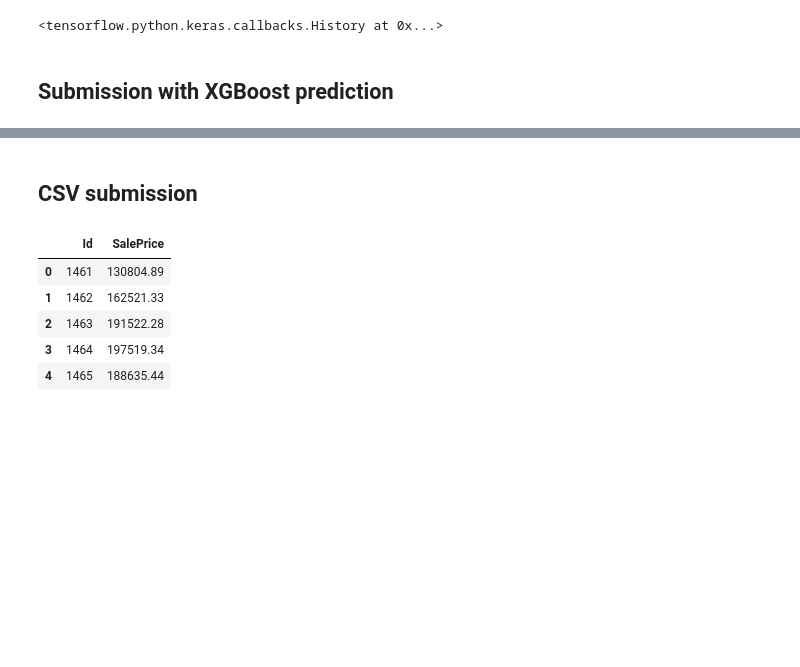
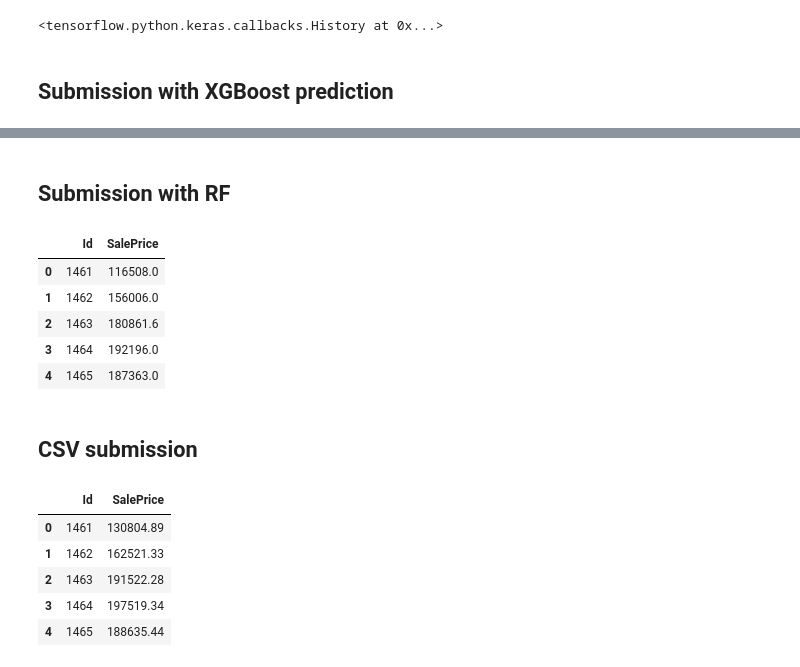
Before and after one commit to vgraff2019/house_price_regression, a Jupyter notebook: house_price_data_regression.ipynb, the cells around one changed output, grey strips where cells are left out. Cells and saved outputs as stored; diff of their text form; code cells hidden in the pictures; blank space fills up the shorter version.

```diff
--- a/house_price_data_regression.ipynb
+++ b/house_price_data_regression.ipynb
@@ -364,3 +625,24 @@ submission.head()
+# %% [markdown]
+## Submission with RF
+# %%
+RFModel = RandomForestRegressor(max_depth=None, max_features=20, n_estimators=25, random_state=0)
+RFModel.fit(X, y)
+
+X_test_OHE = df_test_OHE.drop(['Id'], axis=1)
+RFpredictions = RFModel.predict(X_test_OHE)
+prediction_rf_inverse = scaler_continuous['SalePrice'].inverse_transform(RFpredictions)
+# %%
+submission =pd.DataFrame()
+submission['Id'] = df_test['Id']
+submission['SalePrice'] = prediction_rf_inverse
+submission.head()
+# %% [output]
+|  | Id | SalePrice |
+| 0 | 1461 | 116508.0 |
+| 1 | 1462 | 156006.0 |
+| 2 | 1463 | 180861.6 |
+| 3 | 1464 | 192196.0 |
+| 4 | 1465 | 187363.0 |
 # %% [markdown]
 ## CSV submission
 # %%
```
Also changed, not shown: parts of 24 cells of this notebook.
